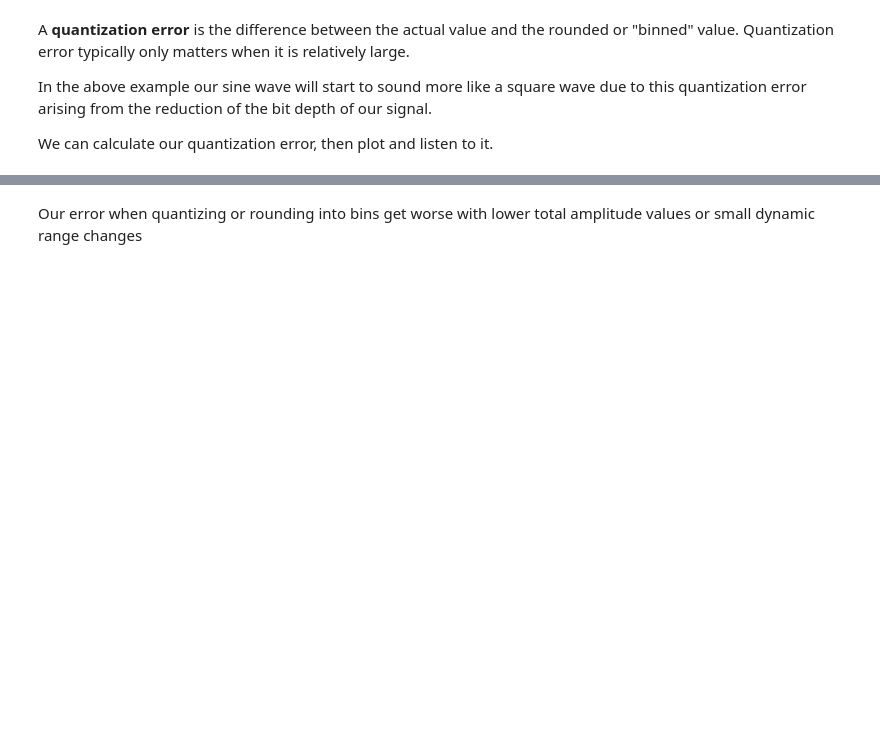
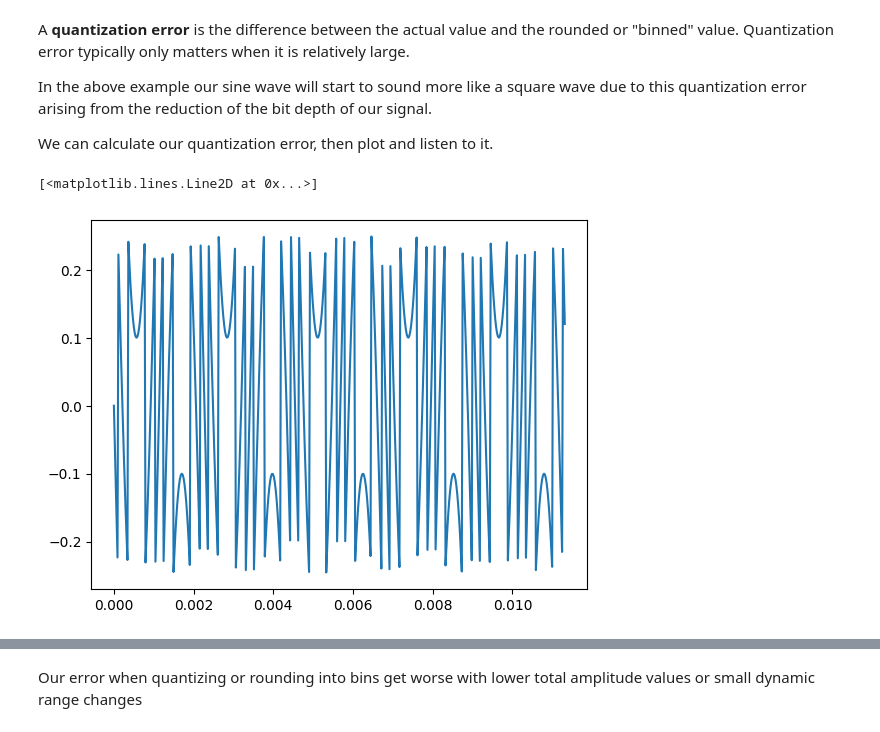
Before and after one commit to MrSesameSeed/AudioTechII, a Jupyter notebook: Lectures-Blank/Lesson05_WorkingWithSound.ipynb, the cells around one changed output, grey strips where cells are left out. Cells and saved outputs as stored; diff of their text form; code cells hidden in the pictures; blank space fills up the shorter version.

```diff
--- a/Lectures-Blank/Lesson05_WorkingWithSound.ipynb
+++ b/Lectures-Blank/Lesson05_WorkingWithSound.ipynb
@@ -276,3 +302,9 @@ A **quantization error** is the difference between the actual value and the roun
 In the above example our sine wave will start to sound more like a square wave due to this quantization error arising from the reduction of the bit depth of our signal.
 
 We can calculate our quantization error, then plot and listen to it.
+# %%
+error = x_quant - x
+plt.plot(t[:500], error[:500])
+# %% [output]
+[<matplotlib.lines.Line2D at 0x...>]
+[figure, added]
```
Also changed, not shown: parts of 11 cells of this notebook, 2 other files.
